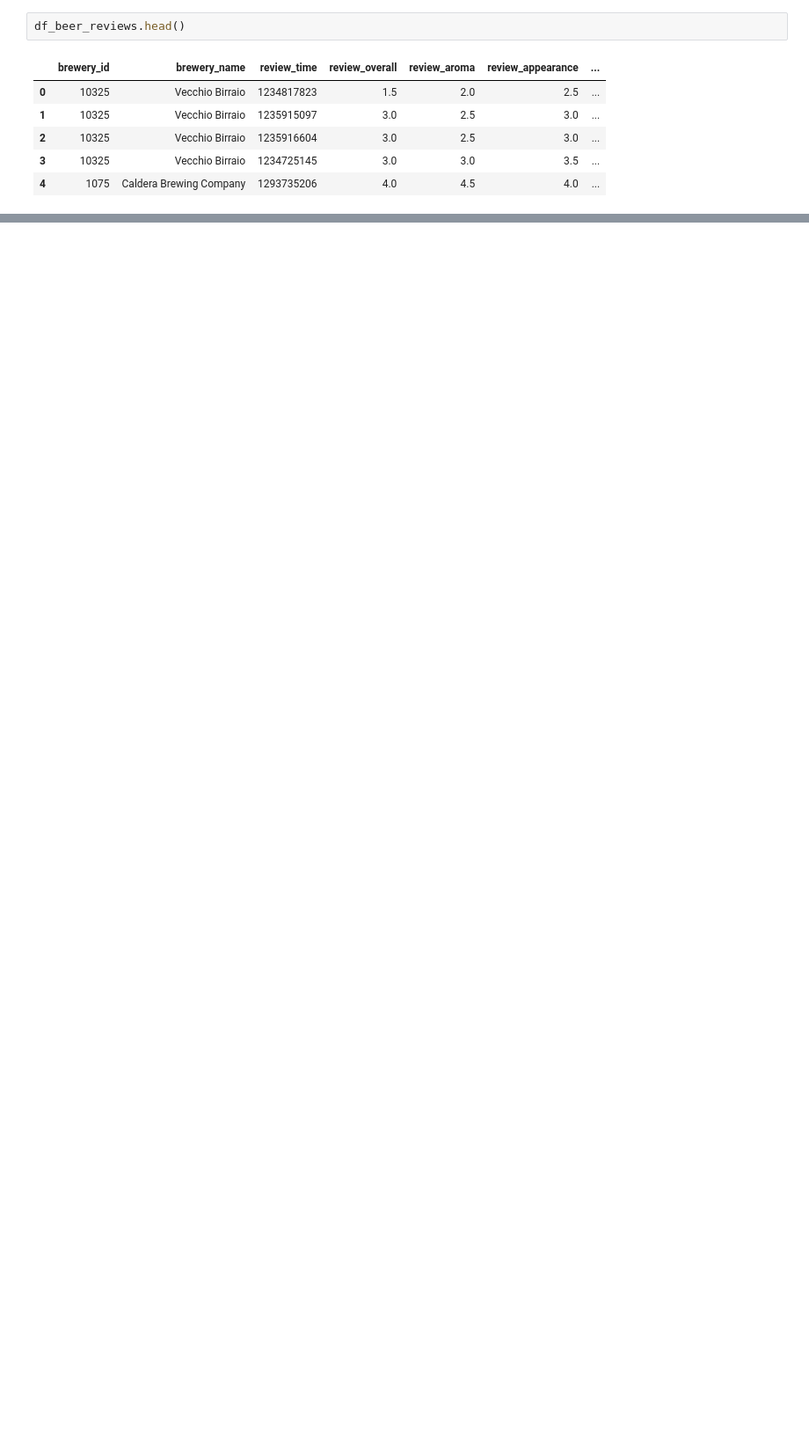
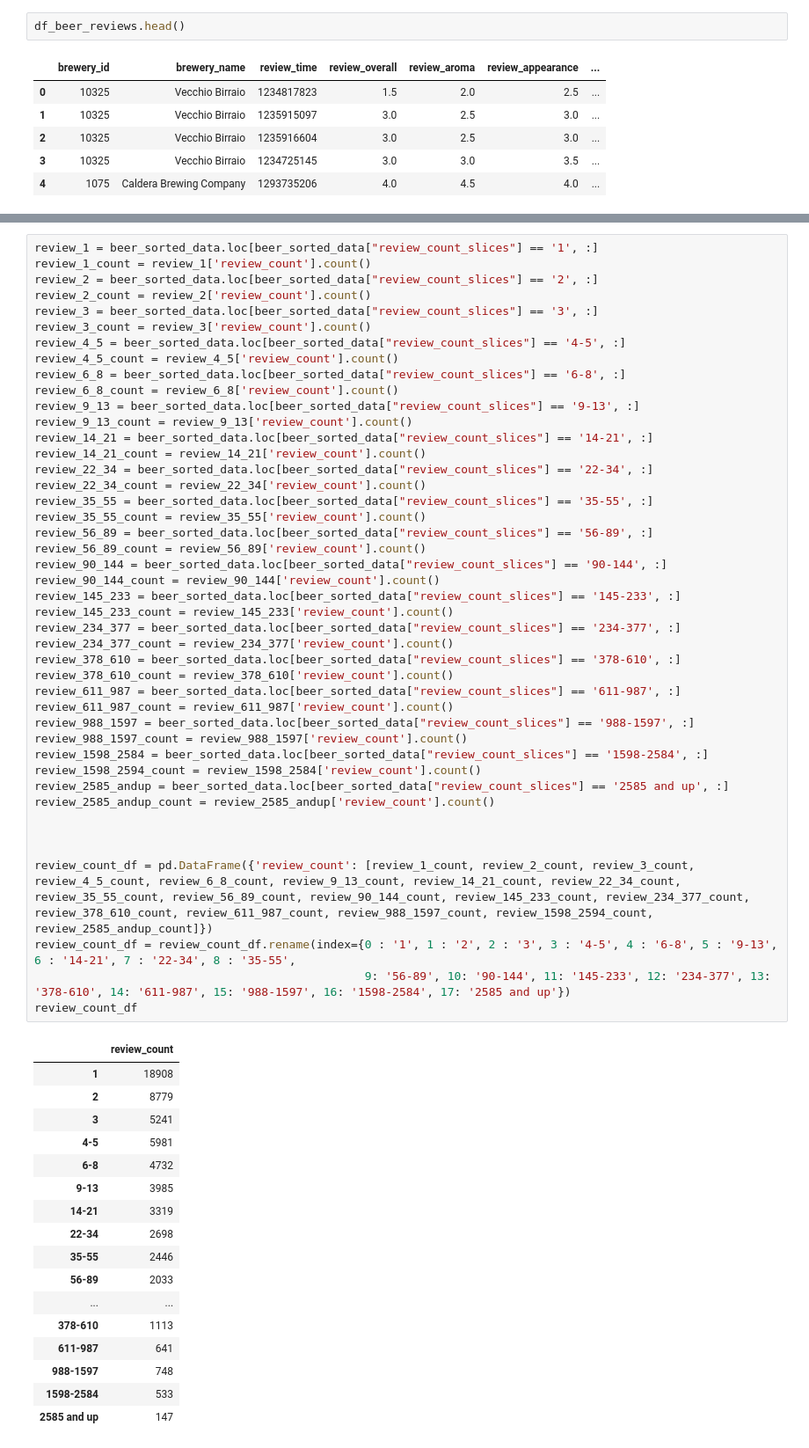
Before and after one commit to kreitlerj/Beer-Data-Project, a Jupyter notebook: Beer Sorting.ipynb, the cells around one changed output, grey strips where cells are left out. Shown: that part at 88% size. Drawn from its saved outputs; the diff is of its cells as text; blank space fills up the shorter version.

```diff
--- a/Beer Sorting.ipynb
+++ b/Beer Sorting.ipynb
@@ -64,0 +122,62 @@ beer_sorted_data.head()
+# %%
+review_1 = beer_sorted_data.loc[beer_sorted_data["review_count_slices"] == '1', :]
+review_1_count = review_1['review_count'].count()
+review_2 = beer_sorted_data.loc[beer_sorted_data["review_count_slices"] == '2', :]
+review_2_count = review_2['review_count'].count()
+review_3 = beer_sorted_data.loc[beer_sorted_data["review_count_slices"] == '3', :]
+review_3_count = review_3['review_count'].count()
+review_4_5 = beer_sorted_data.loc[beer_sorted_data["review_count_slices"] == '4-5', :]
+review_4_5_count = review_4_5['review_count'].count()
+review_6_8 = beer_sorted_data.loc[beer_sorted_data["review_count_slices"] == '6-8', :]
+review_6_8_count = review_6_8['review_count'].count()
+review_9_13 = beer_sorted_data.loc[beer_sorted_data["review_count_slices"] == '9-13', :]
+review_9_13_count = review_9_13['review_count'].count()
+review_14_21 = beer_sorted_data.loc[beer_sorted_data["review_count_slices"] == '14-21', :]
+review_14_21_count = review_14_21['review_count'].count()
+review_22_34 = beer_sorted_data.loc[beer_sorted_data["review_count_slices"] == '22-34', :]
+review_22_34_count = review_22_34['review_count'].count()
+review_35_55 = beer_sorted_data.loc[beer_sorted_data["review_count_slices"] == '35-55', :]
+review_35_55_count = review_35_55['review_count'].count()
+review_56_89 = beer_sorted_data.loc[beer_sorted_data["review_count_slices"] == '56-89', :]
+review_56_89_count = review_56_89['review_count'].count()
+review_90_144 = beer_sorted_data.loc[beer_sorted_data["review_count_slices"] == '90-144', :]
+review_90_144_count = review_90_144['review_count'].count()
+review_145_233 = beer_sorted_data.loc[beer_sorted_data["review_count_slices"] == '145-233', :]
+review_145_233_count = review_145_233['review_count'].count()
+review_234_377 = beer_sorted_data.loc[beer_sorted_data["review_count_slices"] == '234-377', :]
+review_234_377_count = review_234_377['review_count'].count()
+review_378_610 = beer_sorted_data.loc[beer_sorted_data["review_count_slices"] == '378-610', :]
+review_378_610_count = review_378_610['review_count'].count()
+review_611_987 = beer_sorted_data.loc[beer_sorted_data["review_count_slices"] == '611-987', :]
+review_611_987_count = review_611_987['review_count'].count()
+review_988_1597 = beer_sorted_data.loc[beer_sorted_data["review_count_slices"] == '988-1597', :]
+review_988_1597_count = review_988_1597['review_count'].count()
+review_1598_2584 = beer_sorted_data.loc[beer_sorted_data["review_count_slices"] == '1598-2584', :]
+review_1598_2594_count = review_1598_2584['review_count'].count()
+review_2585_andup = beer_sorted_data.loc[beer_sorted_data["review_count_slices"] == '2585 and up', :]
+review_2585_andup_count = review_2585_andup['review_count'].count()
+
+
+
+review_count_df = pd.DataFrame({'review_count': [review_1_count, review_2_count, review_3_count, review_4_5_count, review_6_8_count, review_9_13_count, review_14_21_count, review_22_34_count, review_35_55_count, review_56_89_count, review_90_144_count, review_145_233_count, review_234_377_count, review_378_610_count, review_611_987_count, review_988_1597_count, review_1598_2594_count, review_2585_andup_count]})
+review_count_df = review_count_df.rename(index={0 : '1', 1 : '2', 2 : '3', 3 : '4-5', 4 : '6-8', 5 : '9-13', 6 : '14-21', 7 : '22-34', 8 : '35-55',
+                                                9: '56-89', 10: '90-144', 11: '145-233', 12: '234-377', 13: '378-610', 14: '611-987', 15: '988-1597', 16: '1598-2584', 17: '2585 and up'})
+review_count_df
+# %% [output]
+|  | review_count |
+| 1 | 18908 |
+| 2 | 8779 |
+| 3 | 5241 |
+| 4-5 | 5981 |
+| 6-8 | 4732 |
+| 9-13 | 3985 |
+| 14-21 | 3319 |
+| 22-34 | 2698 |
+| 35-55 | 2446 |
+| 56-89 | 2033 |
+| ... | ... |
+| 378-610 | 1113 |
+| 611-987 | 641 |
+| 988-1597 | 748 |
+| 1598-2584 | 533 |
+| 2585 and up | 147 |
```
Also changed, not shown: parts of 25 cells of this notebook, 1 other file.
